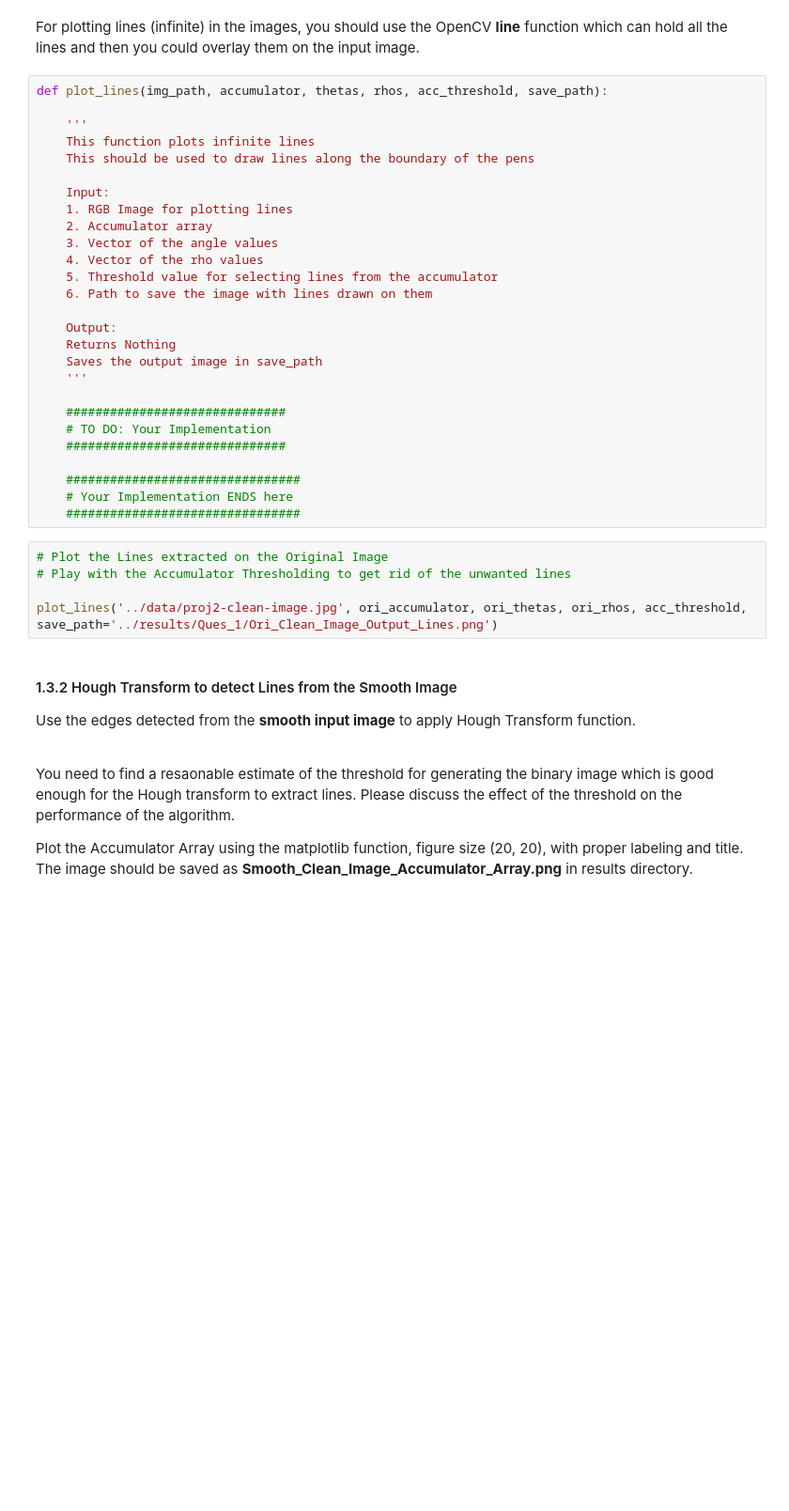
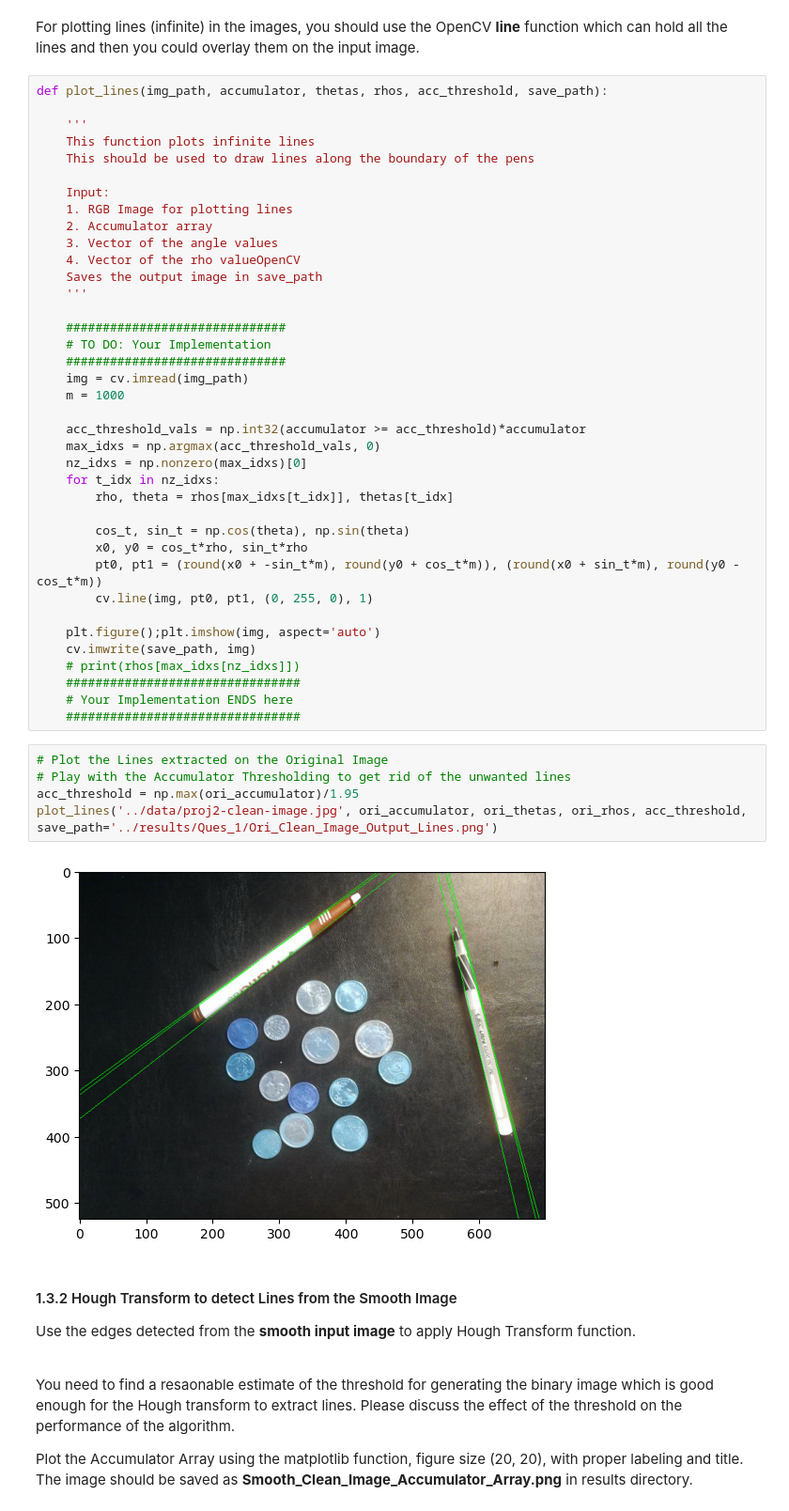
Before and after one commit to CasuallyAlive/Computer_Vision_Projects, a Jupyter notebook: src/proj2_6320/proj2_code/Project_2_CS6320.ipynb, the cells around one changed output. Shown at 94% size. Cells and saved outputs as stored; diff of their text form; blank space fills up the shorter version.

```diff
--- a/src/proj2_6320/proj2_code/Project_2_CS6320.ipynb
+++ b/src/proj2_6320/proj2_code/Project_2_CS6320.ipynb
@@ -256,27 +335,40 @@ def plot_lines(img_path, accumulator, thetas, rhos, acc_threshold, save_path):
     1. RGB Image for plotting lines
     2. Accumulator array
     3. Vector of the angle values
-    4. Vector of the rho values
-    5. Threshold value for selecting lines from the accumulator
-    6. Path to save the image with lines drawn on them
-
-    Output:
-    Returns Nothing
+    4. Vector of the rho valueOpenCV
     Saves the output image in save_path
     '''
 
     ##############################
     # TO DO: Your Implementation
     ##############################
+    img = cv.imread(img_path)
+    m = 1000
 
+    acc_threshold_vals = np.int32(accumulator >= acc_threshold)*accumulator
+    max_idxs = np.argmax(acc_threshold_vals, 0)
+    nz_idxs = np.nonzero(max_idxs)[0]
+    for t_idx in nz_idxs:
+        rho, theta = rhos[max_idxs[t_idx]], thetas[t_idx]
+
+        cos_t, sin_t = np.cos(theta), np.sin(theta)
+        x0, y0 = cos_t*rho, sin_t*rho
+        pt0, pt1 = (round(x0 + -sin_t*m), round(y0 + cos_t*m)), (round(x0 + sin_t*m), round(y0 - cos_t*m))
+        cv.line(img, pt0, pt1, (0, 255, 0), 1)
+
+    plt.figure();plt.imshow(img, aspect='auto')
+    cv.imwrite(save_path, img)
+    # print(rhos[max_idxs[nz_idxs]])
     ################################
     # Your Implementation ENDS here
     ################################
 # %%
 # Plot the Lines extracted on the Original Image
 # Play with the Accumulator Thresholding to get rid of the unwanted lines
-
+acc_threshold = np.max(ori_accumulator)/1.95
 plot_lines('../data/proj2-clean-image.jpg', ori_accumulator, ori_thetas, ori_rhos, acc_threshold, save_path='../results/Ques_1/Ori_Clean_Image_Output_Lines.png')
+# %% [output]
+[figure, added]
 # %% [markdown]
 #### 1.3.2 Hough Transform to detect Lines from the Smooth Image
 
```
Also changed, not shown: parts of 13 cells of this notebook, 13 other files.
